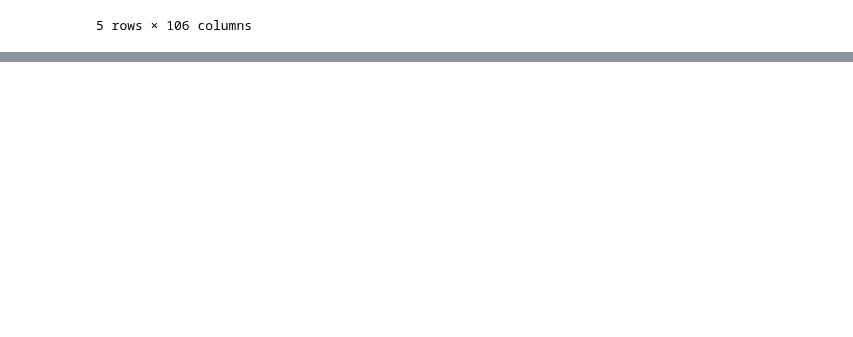
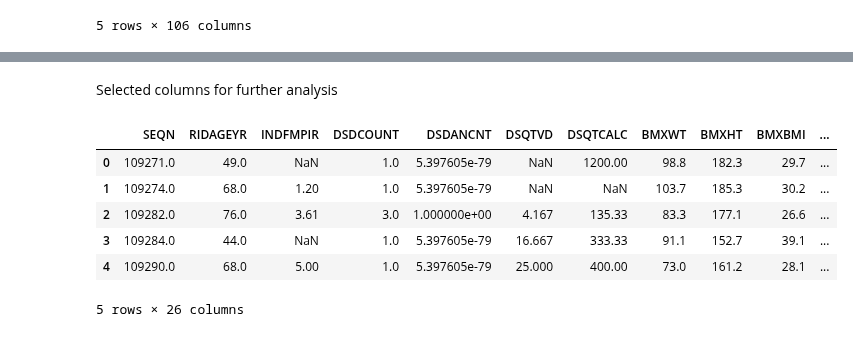
Before and after one commit to praveenkumarbalakrishnan/tasks, a Jupyter notebook: SIG731_Data_Wrangling_Task6HD.ipynb, the cells around one changed output, grey strips where cells are left out. Cells and saved outputs as stored; diff of their text form; code cells hidden in the pictures; blank space fills up the shorter version.

```diff
--- a/SIG731_Data_Wrangling_Task6HD.ipynb
+++ b/SIG731_Data_Wrangling_Task6HD.ipynb
@@ -47,0 +190,20 @@ master_data_df.head()
+# %% [markdown]
+Selected columns for further analysis
+# %%
+key_cols = ['SEQN']
+categorical_cols = [
+    'RIAGENDR', 'RIDRETH3', 'RIDEXMON', 'DMDBORN4', 'DMDEDUC2', 'DMDMARTZ',
+    'DSD010', 'DSD010AN', 'CDQ001', 'CDQ010']
+numerical_cols = ['RIDAGEYR', 'INDFMPIR', 'DSDCOUNT', 'DSDANCNT', 'DSQTVD',
+                  'DSQTCALC', 'BMXWT', 'BMXHT', 'BMXBMI', 'BMXLEG', 'BMXARML',
+                  'BMXARMC', 'BMXWAIST', 'BMXHIP', 'LBDTCSI']
+data_df = master_data_df[[*key_cols, *numerical_cols, *categorical_cols]]
+data_df.head()
+# %% [output]
+|  | SEQN | RIDAGEYR | INDFMPIR | DSDCOUNT | DSDANCNT | DSQTVD | DSQTCALC | BMXWT | BMXHT | BMXBMI | ... |
+| 0 | 109271.0 | 49.0 | NaN | 1.0 | 5.397605e-79 | NaN | 1200.00 | 98.8 | 182.3 | 29.7 | ... |
+| 1 | 109274.0 | 68.0 | 1.20 | 1.0 | 5.397605e-79 | NaN | NaN | 103.7 | 185.3 | 30.2 | ... |
+| 2 | 109282.0 | 76.0 | 3.61 | 3.0 | 1.000000e+00 | 4.167 | 135.33 | 83.3 | 177.1 | 26.6 | ... |
+| 3 | 109284.0 | 44.0 | NaN | 1.0 | 5.397605e-79 | 16.667 | 333.33 | 91.1 | 152.7 | 39.1 | ... |
+| 4 | 109290.0 | 68.0 | 5.00 | 1.0 | 5.397605e-79 | 25.000 | 400.00 | 73.0 | 161.2 | 28.1 | ... |
+5 rows × 26 columns
```
Also changed, not shown: parts of 13 cells of this notebook.
